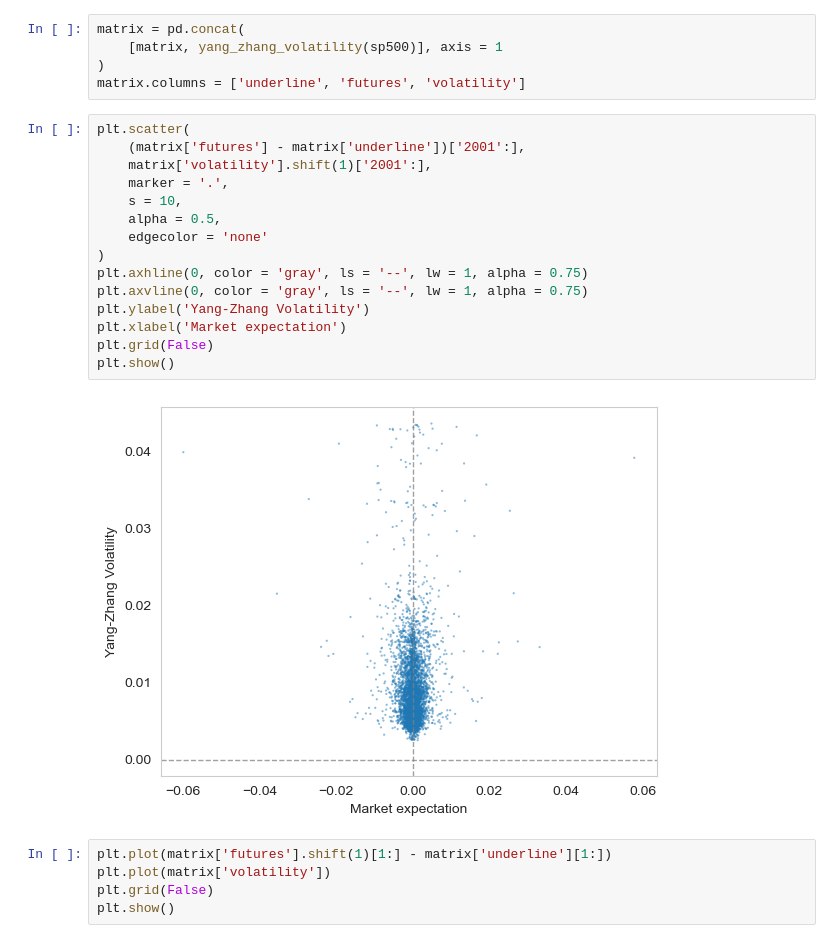
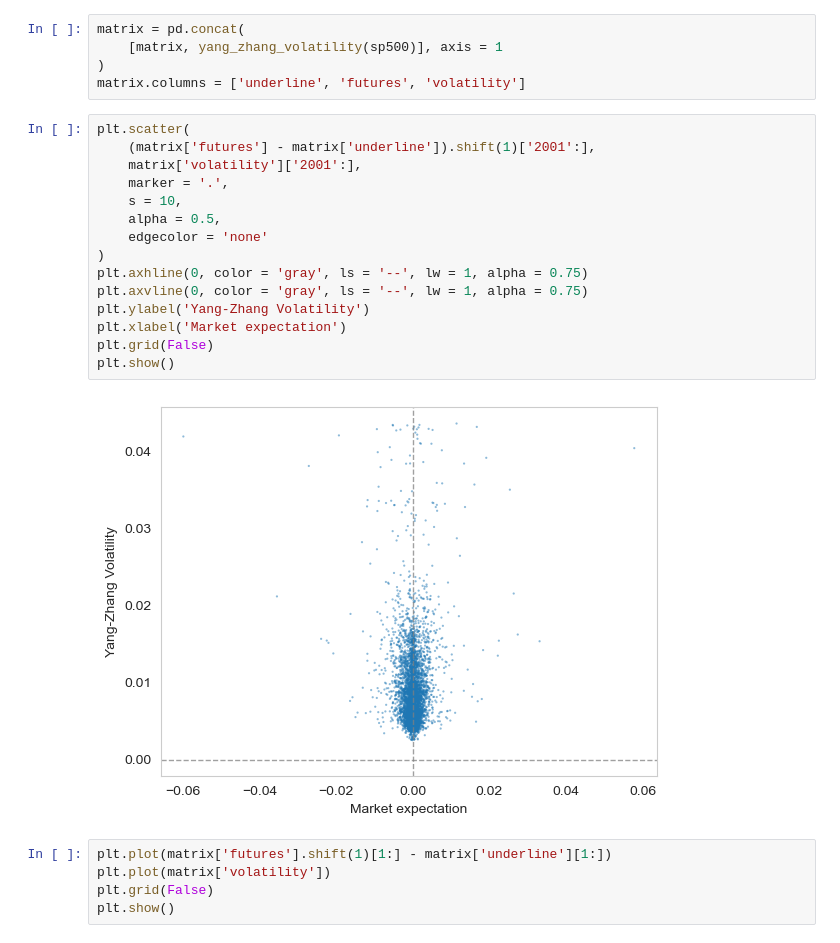
Before and after one commit to Tommylee1013/FinancialMachineLearning, a Jupyter notebook: Causal Machine Learning/Price Convergence.ipynb, the cells around one changed output. Saved outputs shown, nothing was run; the diff lists cells and outputs as text.

```diff
--- a/Causal Machine Learning/Price Convergence.ipynb
+++ b/Causal Machine Learning/Price Convergence.ipynb
@@ -127,21 +127,21 @@ matrix = pd.concat(
 matrix.columns = ['underline', 'futures', 'volatility']
 # %%
 plt.scatter(
-    (matrix['futures'] - matrix['underline'])['2001':],
-    matrix['volatility'].shift(1)['2001':],
+    (matrix['futures'] - matrix['underline']).shift(1)['2001':],
+    matrix['volatility']['2001':],
     marker = '.',
     s = 10,
     alpha = 0.5,
     edgecolor = 'none'
 )
 plt.axhline(0, color = 'gray', ls = '--', lw = 1, alpha = 0.75)
 plt.axvline(0, color = 'gray', ls = '--', lw = 1, alpha = 0.75)
 plt.ylabel('Yang-Zhang Volatility')
 plt.xlabel('Market expectation')
 plt.grid(False)
 plt.show()
 # %% [output]
-[figure, old version]
+[figure, new version]
 # %%
 plt.plot(matrix['futures'].shift(1)[1:] - matrix['underline'][1:])
 plt.plot(matrix['volatility'])
```
Also changed, not shown: parts of 20 cells of this notebook, 1 other file.
